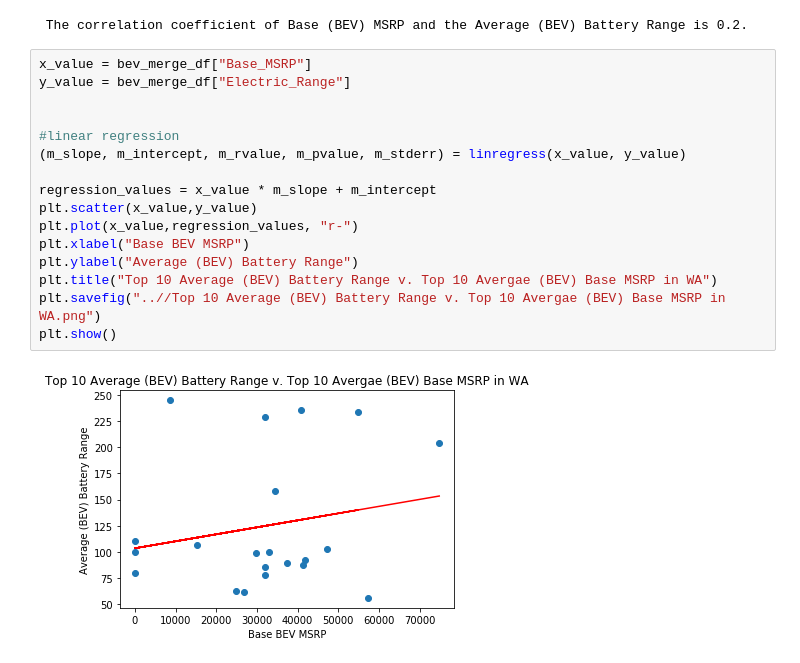
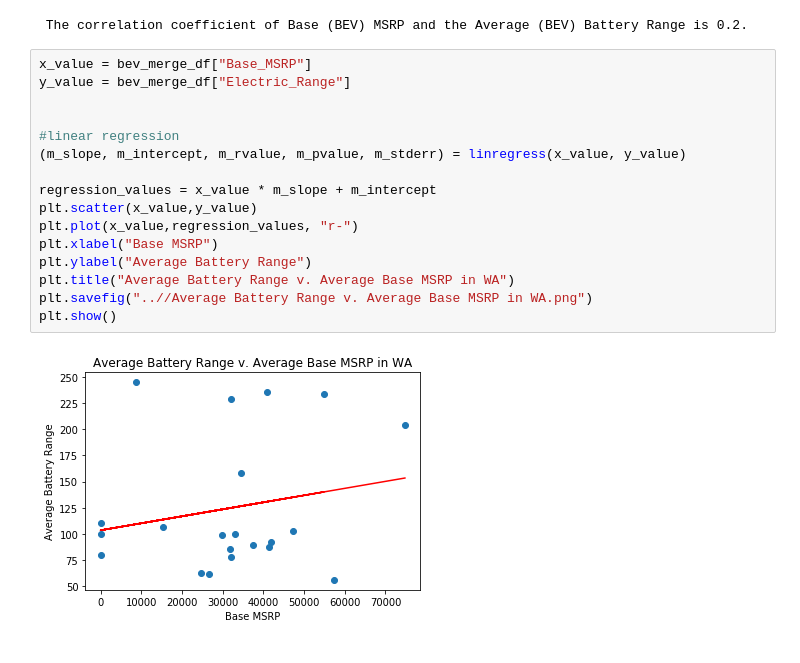
Before and after one commit to charlim26/Project-2-EV, a Jupyter notebook: electric_car_charts.ipynb, the cells around one changed output. Cells and saved outputs as stored; diff of their text form.

Commit message:
adding graphs

```diff
--- a/electric_car_charts.ipynb
+++ b/electric_car_charts.ipynb
@@ -311,18 +311,18 @@ print(f" The correlation coefficient of Base (BEV) MSRP and the Average (BEV) Ba
 # %%
 x_value = bev_merge_df["Base_MSRP"]
 y_value = bev_merge_df["Electric_Range"]
 
 
 #linear regression
 (m_slope, m_intercept, m_rvalue, m_pvalue, m_stderr) = linregress(x_value, y_value)
 
 regression_values = x_value * m_slope + m_intercept
 plt.scatter(x_value,y_value)
 plt.plot(x_value,regression_values, "r-")
-plt.xlabel("Base BEV MSRP")
-plt.ylabel("Average (BEV) Battery Range")
-plt.title("Top 10 Average (BEV) Battery Range v. Top 10 Avergae (BEV) Base MSRP in WA")
-plt.savefig("..//Top 10 Average (BEV) Battery Range v. Top 10 Avergae (BEV) Base MSRP in WA.png")
+plt.xlabel("Base MSRP")
+plt.ylabel("Average Battery Range")
+plt.title("Average Battery Range v. Average Base MSRP in WA")
+plt.savefig("..//Average Battery Range v. Average Base MSRP in WA.png")
 plt.show()
 # %% [output]
-[figure, old version]
+[figure, new version]
```
Also changed, not shown: parts of 1 cell of this notebook.
